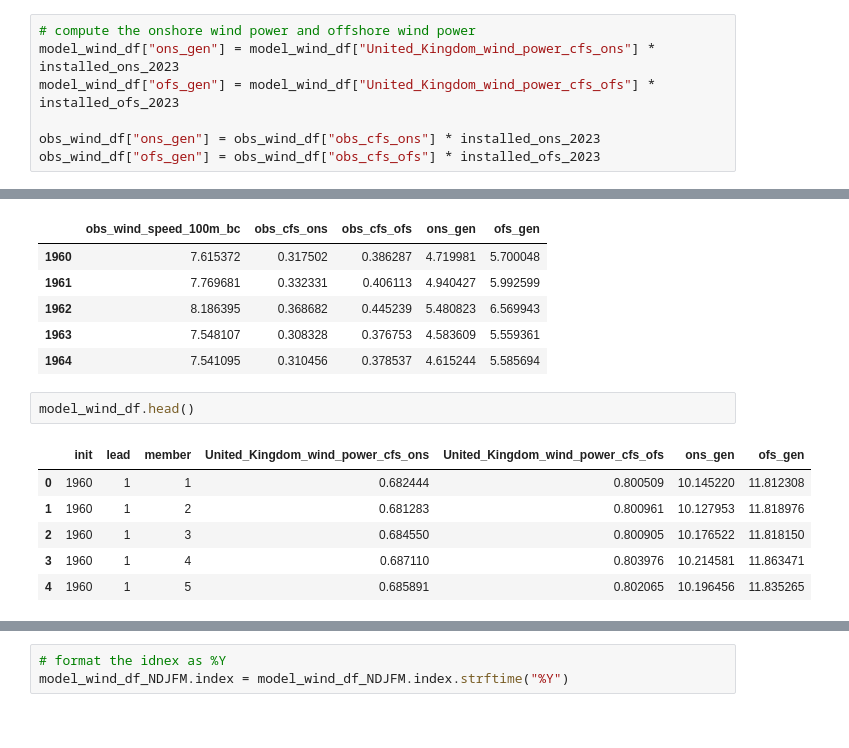
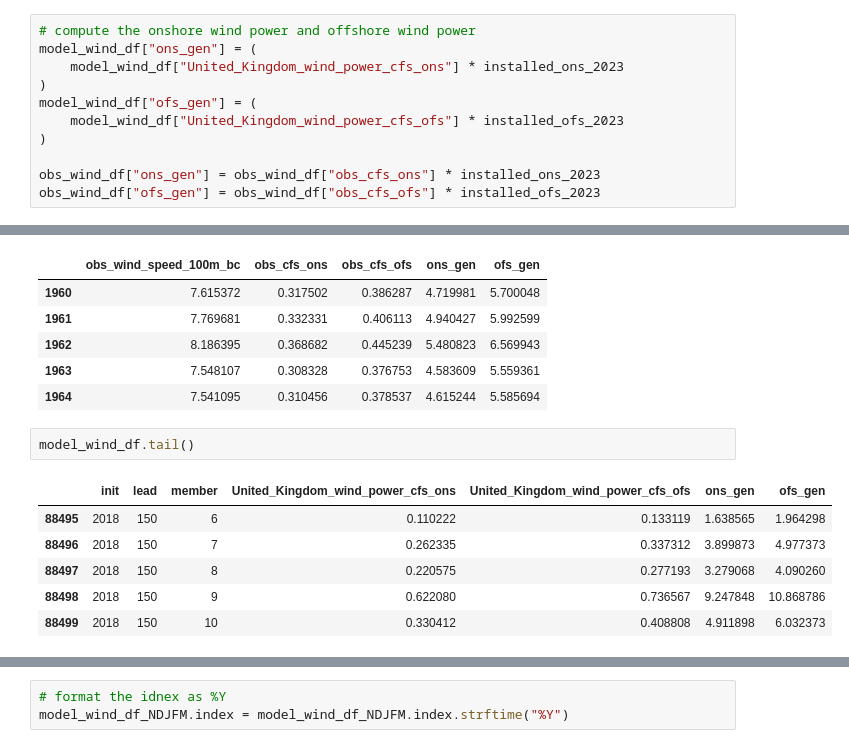
Before and after one commit to benhutchmet/unseen_multi_year, a Jupyter notebook: compare_model_obs_wind.ipynb, the cells around one changed output, grey strips where cells are left out. Cells and saved outputs as stored; diff of their text form.

```diff
--- a/compare_model_obs_wind.ipynb
+++ b/compare_model_obs_wind.ipynb
@@ -144,8 +150,12 @@ model_wind_df.head()
 | 4 | 1960 | 1 | 5 | 0.685891 | 0.802065 |
 # %%
 # compute the onshore wind power and offshore wind power
-model_wind_df["ons_gen"] = model_wind_df["United_Kingdom_wind_power_cfs_ons"] * installed_ons_2023
-model_wind_df["ofs_gen"] = model_wind_df["United_Kingdom_wind_power_cfs_ofs"] * installed_ofs_2023
+model_wind_df["ons_gen"] = (
+    model_wind_df["United_Kingdom_wind_power_cfs_ons"] * installed_ons_2023
+)
+model_wind_df["ofs_gen"] = (
+    model_wind_df["United_Kingdom_wind_power_cfs_ofs"] * installed_ofs_2023
+)
 
 obs_wind_df["ons_gen"] = obs_wind_df["obs_cfs_ons"] * installed_ons_2023
 obs_wind_df["ofs_gen"] = obs_wind_df["obs_cfs_ofs"] * installed_ofs_2023
@@ -168,11 +178,11 @@ obs_wind_df_NDJFM.head()
 | 1963 | 7.548107 | 0.308328 | 0.376753 | 4.583609 | 5.559361 |
 | 1964 | 7.541095 | 0.310456 | 0.378537 | 4.615244 | 5.585694 |
 # %%
-model_wind_df.head()
+model_wind_df.tail()
 # %% [output]
 |  | init | lead | member | United_Kingdom_wind_power_cfs_ons | United_Kingdom_wind_power_cfs_ofs | ons_gen | ofs_gen |
-| 0 | 1960 | 1 | 1 | 0.682444 | 0.800509 | 10.145220 | 11.812308 |
-| 1 | 1960 | 1 | 2 | 0.681283 | 0.800961 | 10.127953 | 11.818976 |
-| 2 | 1960 | 1 | 3 | 0.684550 | 0.800905 | 10.176522 | 11.818150 |
-| 3 | 1960 | 1 | 4 | 0.687110 | 0.803976 | 10.214581 | 11.863471 |
-| 4 | 1960 | 1 | 5 | 0.685891 | 0.802065 | 10.196456 | 11.835265 |
+| 88495 | 2018 | 150 | 6 | 0.110222 | 0.133119 | 1.638565 | 1.964298 |
+| 88496 | 2018 | 150 | 7 | 0.262335 | 0.337312 | 3.899873 | 4.977373 |
+| 88497 | 2018 | 150 | 8 | 0.220575 | 0.277193 | 3.279068 | 4.090260 |
+| 88498 | 2018 | 150 | 9 | 0.622080 | 0.736567 | 9.247848 | 10.868786 |
+| 88499 | 2018 | 150 | 10 | 0.330412 | 0.408808 | 4.911898 | 6.032373 |
```
Also changed, not shown: parts of 52 cells of this notebook, 3 other files.
